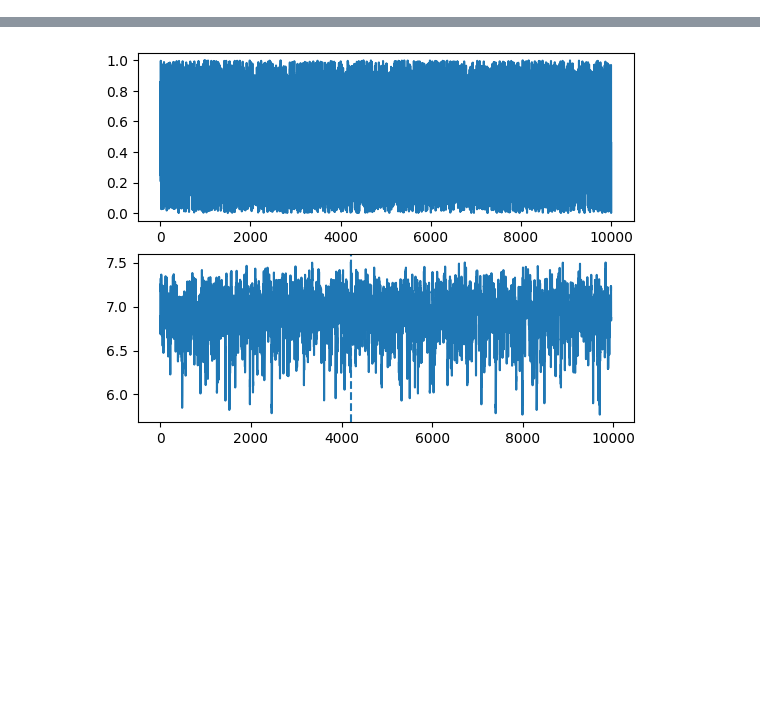
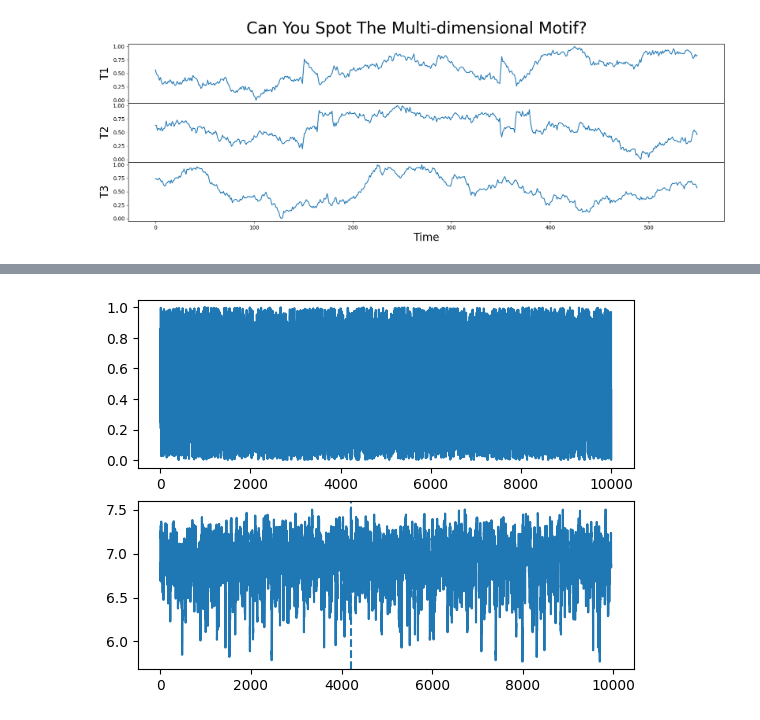
Before and after one commit to aidaLabDEI/LEIT-motifs, a Jupyter notebook: Motif_Discovery.ipynb, the cells around one changed output, grey strips where cells are left out. Drawn from its saved outputs; the diff is of its cells as text; code cells hidden in the pictures; blank space fills up the shorter version.

Commit message:
First test at a random projection algorithm

```diff
--- a/Motif_Discovery.ipynb
+++ b/Motif_Discovery.ipynb
@@ -11,4 +13,5 @@ import matplotlib.dates as dates
 from matplotlib.patches import Rectangle
 import datetime as dt
 from numba import cuda
+plt.style.use('https://raw.githubusercontent.com/TDAmeritrade/stumpy/main/docs/stumpy.mplstyle')
 # %% [output]
@@ -20,7 +26,20 @@ Requirement already satisfied: llvmlite<0.42,>=0.41.0dev0 in /usr/local/lib/pyth
 # %%
 if __name__ == "__main__":
-    your_time_series = np.random.rand(10000)
-    window_size = 50  # Approximately, how many data points might be found in a pattern
+    df = pd.read_csv("https://zenodo.org/record/4328047/files/toy.csv?download=1")
+    #your_time_series = np.random.rand(10000)
+    window_size = 30  # Approximately, how many data points might be found in a pattern
     all_gpu_devices = [device.id for device in cuda.list_devices()]  # Get a list of all available GPU devices
 
-    matrix_profile = stumpy.gpu_stump(your_time_series, m=window_size, device_id=all_gpu_devices)
+    matrix_profile, matrix_profile_idx = stumpy.mstump(df, m=window_size)
+# %%
+fig, axs = plt.subplots(df.shape[1], sharex=True, gridspec_kw={'hspace': 0})
+plt.suptitle('Can You Spot The Multi-dimensional Motif?', fontsize='30')
+
+for i in range(df.shape[1]):
+    axs[i].set_ylabel(f'T{i + 1}', fontsize='20')
+    axs[i].set_xlabel('Time', fontsize ='20')
+    axs[i].plot(df[f'T{i + 1}'])
+
+plt.show()
+# %% [output]
+[figure, added]
```
Also changed, not shown: parts of 22 cells of this notebook.
